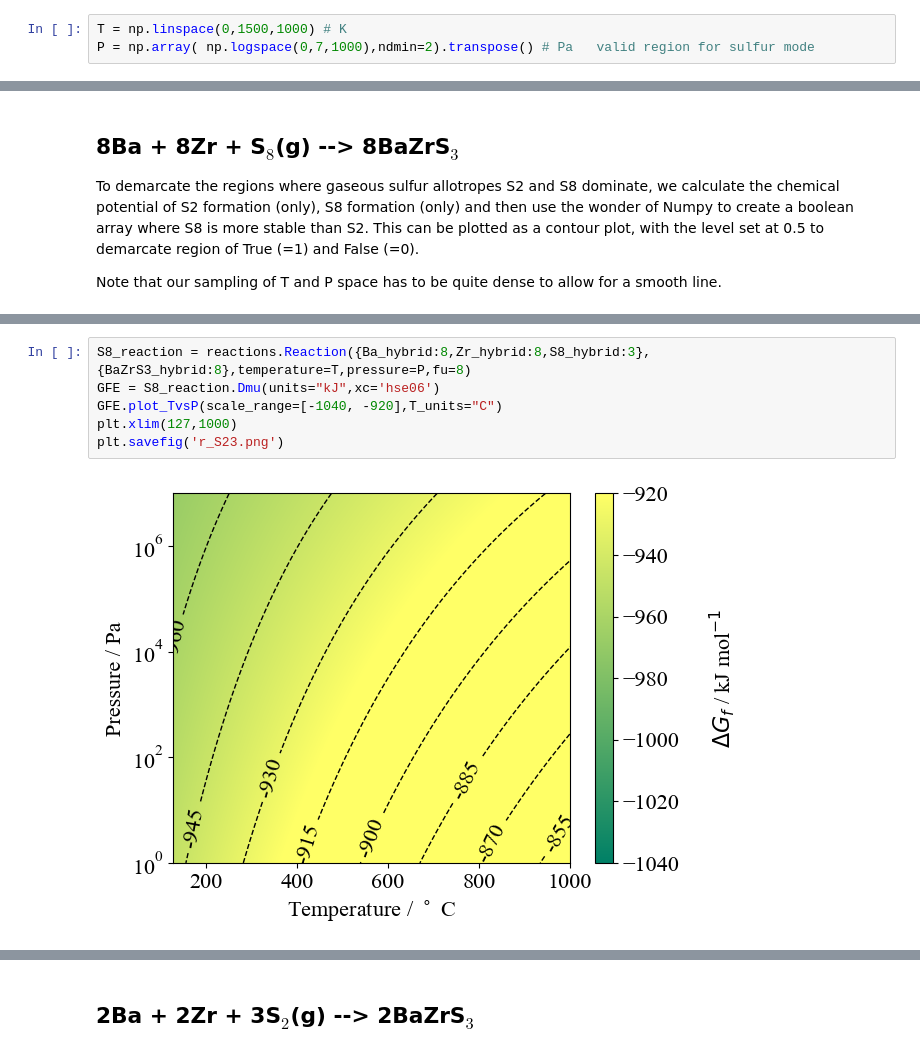
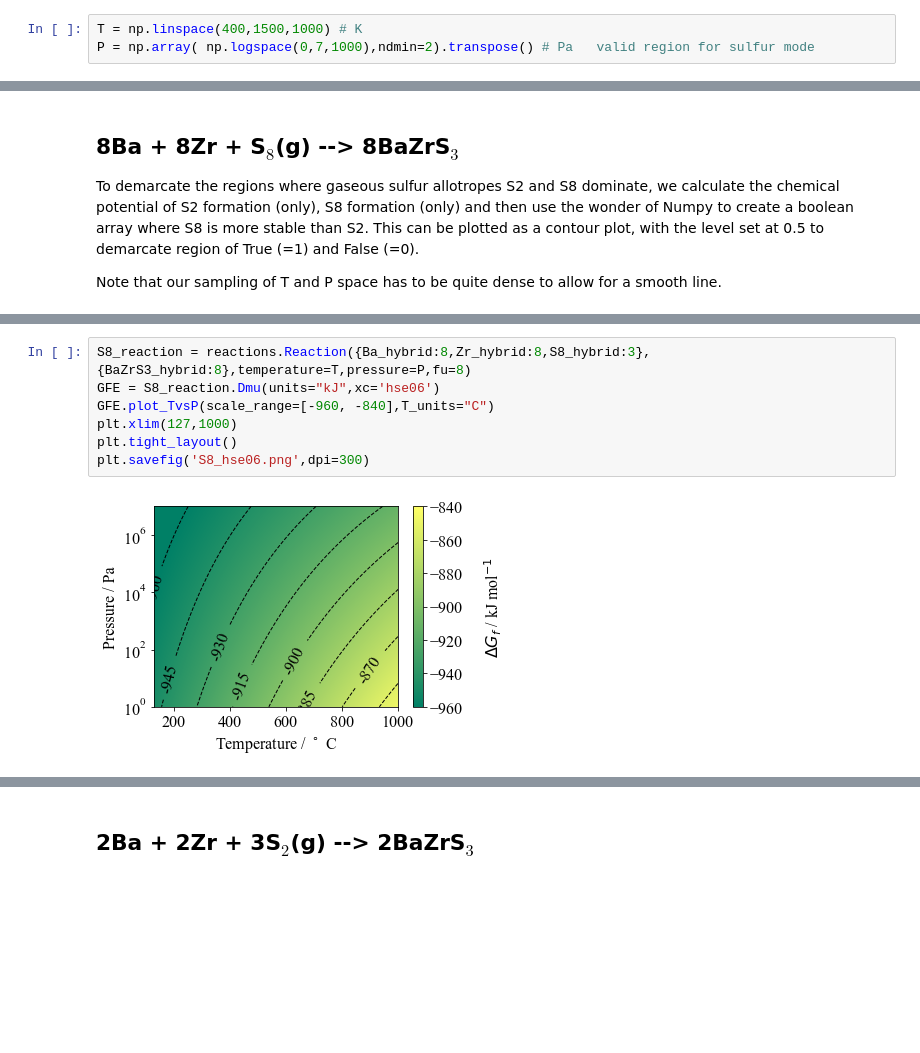
Before and after one commit to NU-CEM/2023_BaZrS3_Thermodynamic_Model, a Jupyter notebook: thermodynamic_analysis.ipynb, the cells around one changed output, grey strips where cells are left out. Drawn from its saved outputs; the diff is of its cells as text; blank space fills up the shorter version.

```diff
--- a/thermodynamic_analysis.ipynb
+++ b/thermodynamic_analysis.ipynb
@@ -110,7 +110,7 @@ S2_pbesol = materials.IdealGas("S2",{'S':2},data_path+"nist_janaf/S2.dat",calcul
 
 The Sulfur model is only valid for 400-1500K and 10^0-10^7 Pascal.
 # %%
-T = np.linspace(0,1500,1000) # K
+T = np.linspace(400,1500,1000) # K
 P = np.array( np.logspace(0,7,1000),ndmin=2).transpose() # Pa   valid region for sulfur mode
 # %% [markdown]
 # Formation from elemental compounds
@@ -153,11 +153,12 @@ plt.xlim(127,1000)
 # %%
 S8_reaction = reactions.Reaction({Ba_hybrid:8,Zr_hybrid:8,S8_hybrid:3},{BaZrS3_hybrid:8},temperature=T,pressure=P,fu=8)
 GFE = S8_reaction.Dmu(units="kJ",xc='hse06')
-GFE.plot_TvsP(scale_range=[-1040, -920],T_units="C")
+GFE.plot_TvsP(scale_range=[-960, -840],T_units="C")
 plt.xlim(127,1000)
-plt.savefig('r_S23.png')
+plt.tight_layout()
+plt.savefig('S8_hse06.png',dpi=300)
 # %% [output]
-[figure, old version]
+[figure, new version]
 # %%
 S8_reaction = reactions.Reaction({Ba_pbesol:8,Zr_pbesol:8,S8_pbesol:3},{BaZrS3_pbesol:8},temperature=T,pressure=P,fu=8)
 GFE = S8_reaction.Dmu(units="kJ",xc='pbesol')
```
Also changed, not shown: parts of 20 cells of this notebook, 17 other files.
